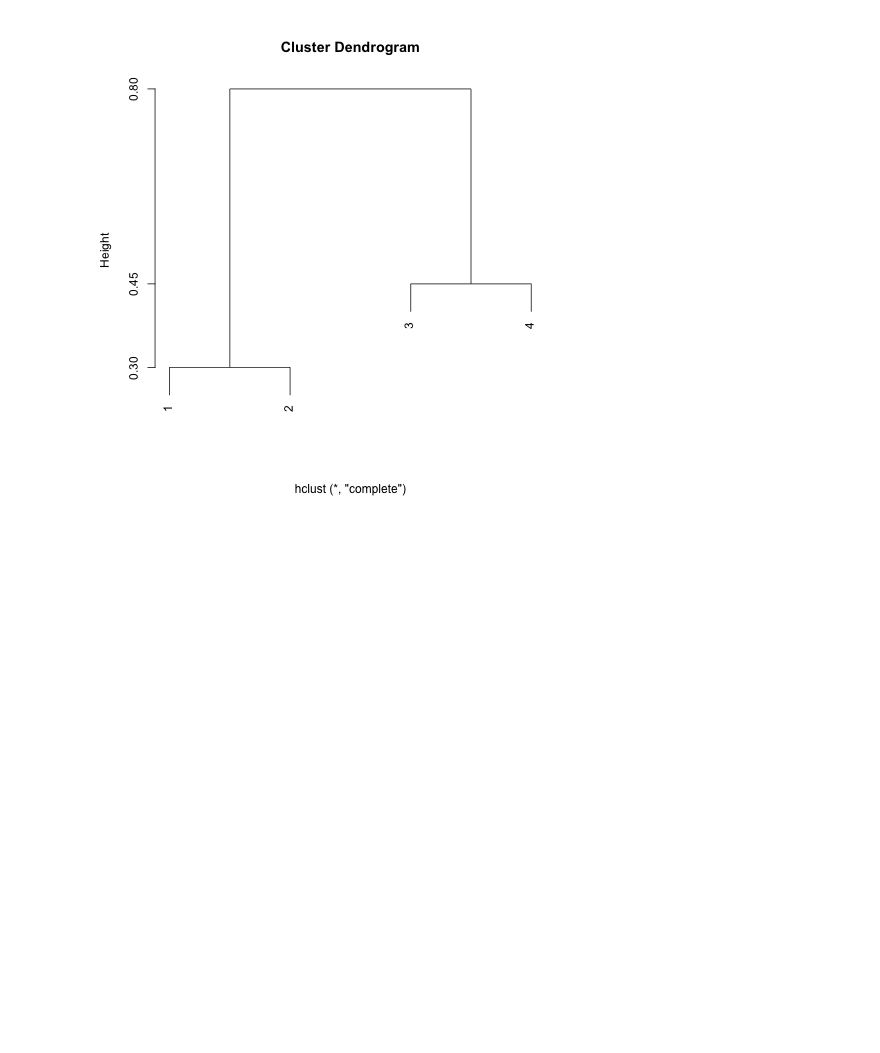
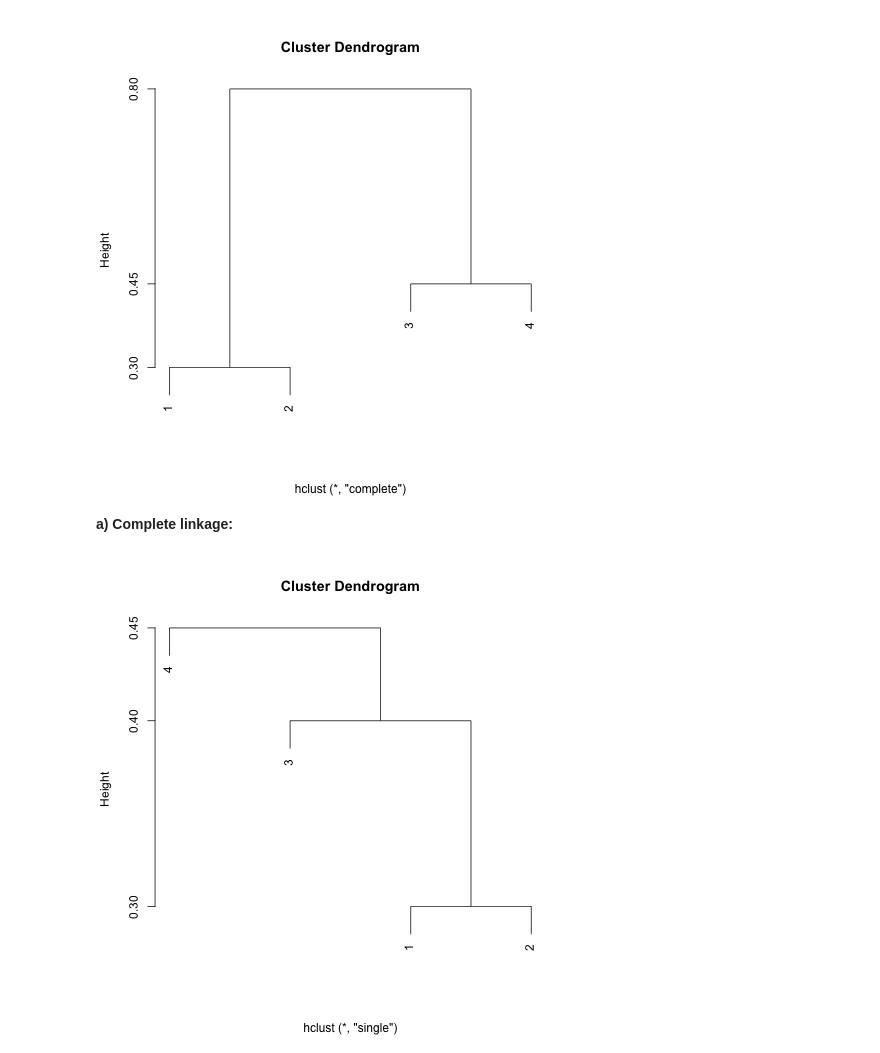
Before and after one commit to Yishuihan-Ray/Rstudio, a Jupyter notebook: DataAnalysis/PART_2.ipynb, the cells around one changed output. Cells and saved outputs as stored; diff of their text form; code cells hidden in the pictures; blank space fills up the shorter version.

Commit message:
Add single linkage.

```diff
--- a/DataAnalysis/PART_2.ipynb
+++ b/DataAnalysis/PART_2.ipynb
@@ -17,3 +14,11 @@ plot(hclust(dissimilarity), axes = F, xlab = NA)
 axis(2, at = c(0.3, 0.45, 0.8))
 # %% [output]
 [figure]
+# %% [markdown]
+**a) Complete linkage:**
+# %%
+%%R
+plot(hclust(dissimilarity, method = "single"), axes = F, xlab = NA)
+axis(2, at = c(0.3, 0.4, 0.45))
+# %% [output]
+[figure, added]
```
Also changed, not shown: parts of 1 cell of this notebook.
